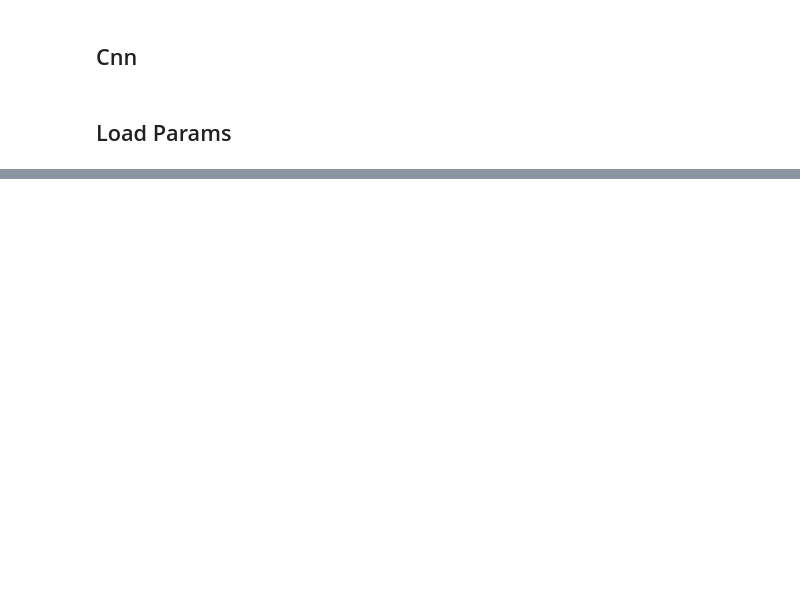
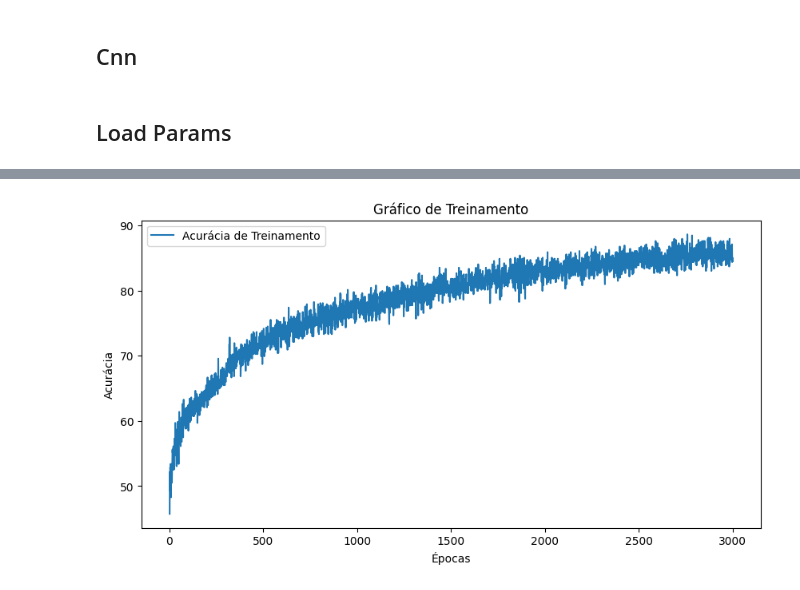
Before and after one commit to Maciel-Dev/cnnEegSchizophrenia, a Jupyter notebook: new_cnn.ipynb, the cells around one changed output, grey strips where cells are left out. Drawn from its saved outputs; the diff is of its cells as text; code cells hidden in the pictures; blank space fills up the shorter version.

```diff
--- a/new_cnn.ipynb
+++ b/new_cnn.ipynb
@@ -175,3 +178,13 @@ Acuracia das Imagens: 63.392857142857146 %
+# %%
+plt.figure(figsize=(10, 5))
+plt.plot(range(1, epochs + 1), train_accuracies, label='Acurácia de Treinamento')
+plt.xlabel('Épocas')
+plt.ylabel('Acurácia')
+plt.title('Gráfico de Treinamento')
+plt.legend()
+plt.show()
+# %% [output]
+[figure, added]
 # %%
 import matplotlib.pyplot as plt
 import seaborn as sns
```
Also changed, not shown: parts of 9 cells of this notebook.
